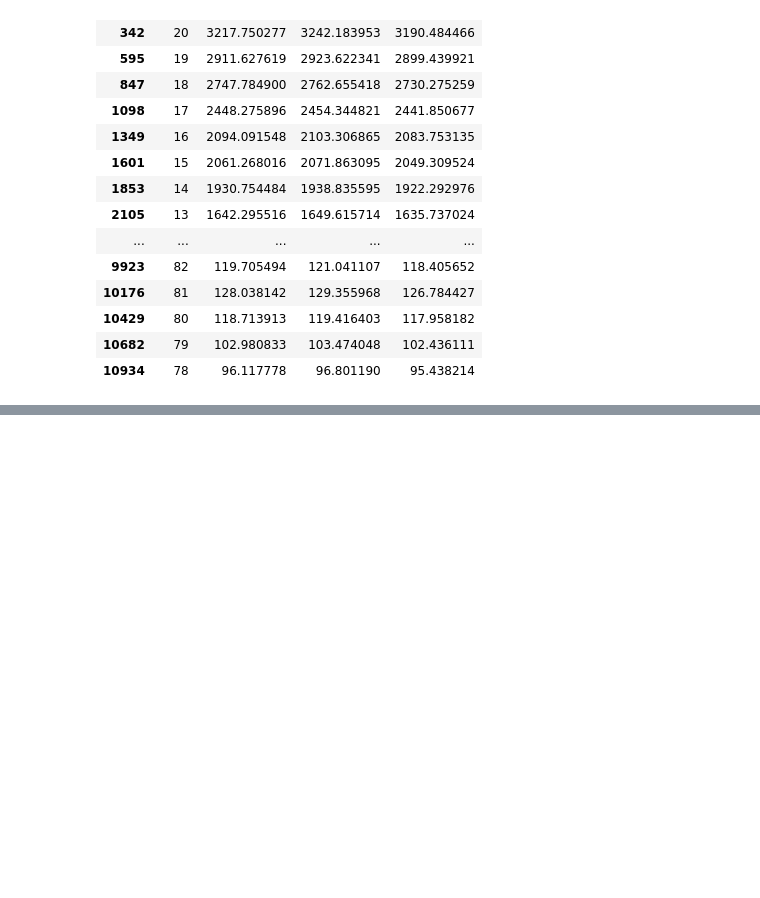
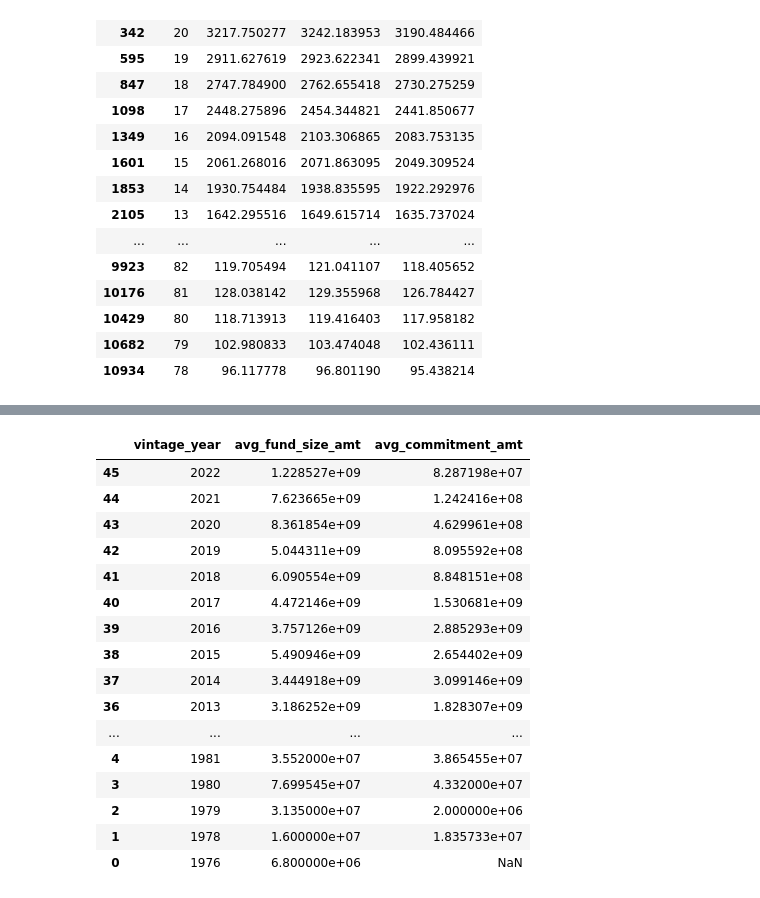
Before and after one commit to anjanaiyer/svb_practicum, a Jupyter notebook: buyouts/buyouts_sp_test.ipynb, the cells around one changed output, grey strips where cells are left out. Cells and saved outputs as stored; diff of their text form; code cells hidden in the pictures; blank space fills up the shorter version.

```diff
--- a/buyouts/buyouts_sp_test.ipynb
+++ b/buyouts/buyouts_sp_test.ipynb
@@ -104,0 +258,22 @@ df_funds.head()
+# %%
+df_lp_grouped = df_lp_grouped.rename(columns={'fund_size_amt':'avg_fund_size_amt',
+                                              'commitment_amt':'avg_commitment_amt'})
+df_lp_grouped
+# %% [output]
+|  | vintage_year | avg_fund_size_amt | avg_commitment_amt |
+| 45 | 2022 | 1.228527e+09 | 8.287198e+07 |
+| 44 | 2021 | 7.623665e+09 | 1.242416e+08 |
+| 43 | 2020 | 8.361854e+09 | 4.629961e+08 |
+| 42 | 2019 | 5.044311e+09 | 8.095592e+08 |
+| 41 | 2018 | 6.090554e+09 | 8.848151e+08 |
+| 40 | 2017 | 4.472146e+09 | 1.530681e+09 |
+| 39 | 2016 | 3.757126e+09 | 2.885293e+09 |
+| 38 | 2015 | 5.490946e+09 | 2.654402e+09 |
+| 37 | 2014 | 3.444918e+09 | 3.099146e+09 |
+| 36 | 2013 | 3.186252e+09 | 1.828307e+09 |
+| ... | ... | ... | ... |
+| 4 | 1981 | 3.552000e+07 | 3.865455e+07 |
+| 3 | 1980 | 7.699545e+07 | 4.332000e+07 |
+| 2 | 1979 | 3.135000e+07 | 2.000000e+06 |
+| 1 | 1978 | 1.600000e+07 | 1.835733e+07 |
+| 0 | 1976 | 6.800000e+06 | NaN |
```
Also changed, not shown: parts of 27 cells of this notebook, 1 other file.
